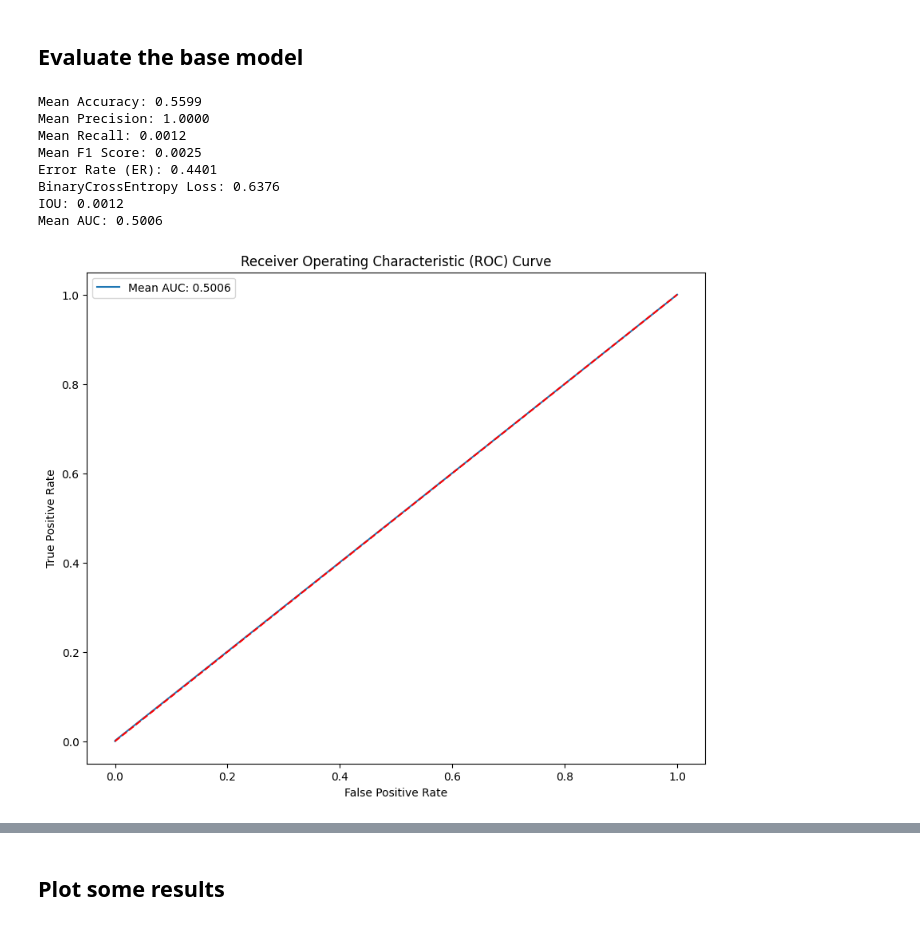
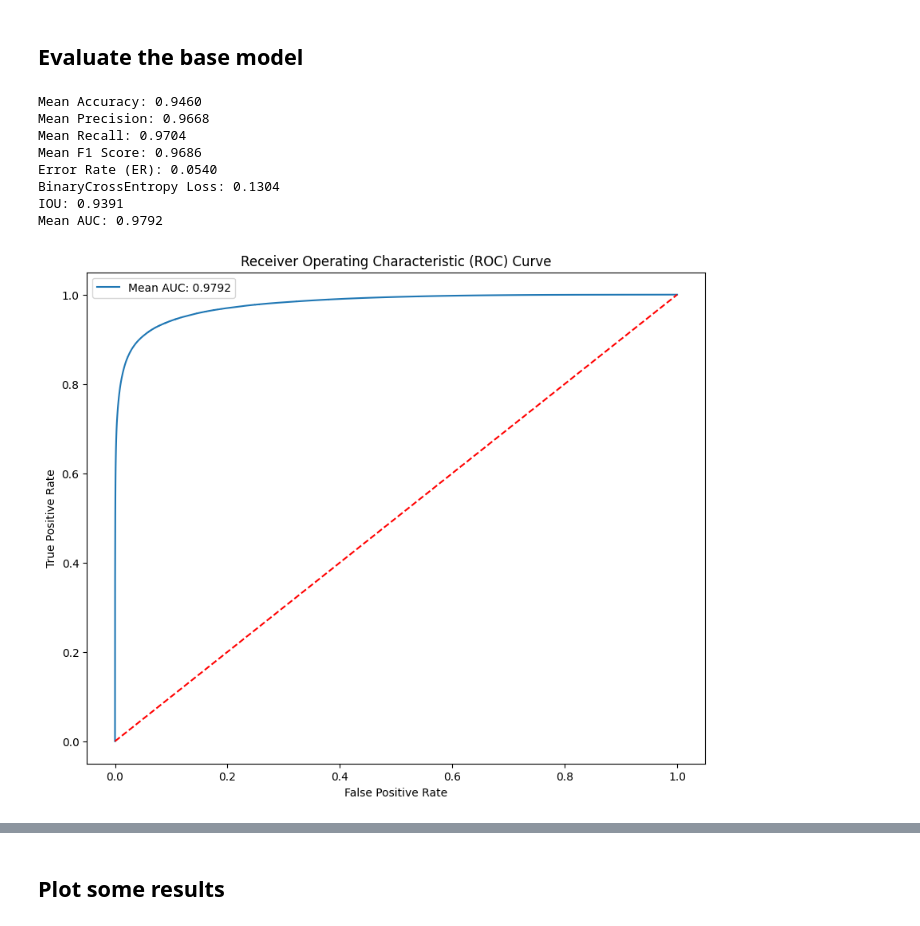
Before and after one commit to ASKabalan/-infrared-cloud-detection-, a Jupyter notebook: segmentation/CloudSegmentation_Jax.ipynb, the cells around one changed output, grey strips where cells are left out. Cells and saved outputs as stored; diff of their text form; code cells hidden in the pictures.

Commit message:
Correct ROC curves for LWIRISEG and save results as fits
Former-commit-id: 001e01c0d5528a1b705354ca5b91753852497693
Former-commit-id: c9f6ad3bff2003d78b5d923dc8159f8bf9a671b2

```diff
--- a/segmentation/CloudSegmentation_Jax.ipynb
+++ b/segmentation/CloudSegmentation_Jax.ipynb
@@ -308,10 +311,11 @@ def open_fits_with_mask(filename,DR = 2**14):
 **Shuffle the List:** To ensure randomness and avoid any inherent order bias, we shuffle our list of images.\
 **Parallel Processing:** Leveraging the joblib library, we employ parallel processing to efficiently load all our FITS files using multiple cores.
 # %%
-images_list = glob.glob('/gdrive/MyDrive/Colab/CIRRUS/CIRRUS_DS/public_datasets/HYTA/*.fits')
-#images_list = glob.glob('/gdrive/MyDrive/Colab/CIRRUS/CIRRUS_DS/Segmentation/DS1_MASKED_SUBSET/*.fits')
+#images_list = glob.glob('/gdrive/MyDrive/Colab/CIRRUS/CIRRUS_DS/public_datasets/SWIMSEG/*.fits')
+images_list = glob.glob('/gdrive/MyDrive/Colab/CIRRUS/CIRRUS_DS/Segmentation/DS2_MASKED_SUBSET/*.fits')
+images_list += glob.glob('/gdrive/MyDrive/Colab/CIRRUS/CIRRUS_DS/Segmentation/DS1_MASKED_SUBSET/*.fits')
 images_list = random.choices(images_list, k=len(images_list))
 
 with parallel_backend('threading', n_jobs=num_cores):
-    l_fits = Parallel(verbose=0)(delayed(open_fits_with_mask)(filename=r,DR = 1) for r in images_list)
+    l_fits = Parallel(verbose=0)(delayed(open_fits_with_mask)(filename=r) for r in images_list)
 l_fits = np.array(l_fits)
@@ -420,7 +422,7 @@ ds_gen = CloudImageDataGenerator(x_data=all_train,y_data=all_val,batch_size=32,a
 # %% [markdown]
 The following cell initializes the necessary variables and configurations for training a U-Net model. Random number generators are prepared, and the model's input shape, filter configurations, and training parameters like learning rate, number of epochs, and early stopping criteria are specified. A training state for the model is created using the `create_train_state` function. Additionally, the output path for saving the model and utility instances for tracking training metrics and time are
 # %%
-output_model_path = '/content/outputHYTA/HYTA_DS12_FromScratch'
+output_model_path = '/content/outputDS12'
 # %%
 # Initialize model
 rng = jax.random.PRNGKey(0)
@@ -441,6 +443,8 @@ counter = 0  # Keep track of how many epochs have passed since last best validat
 
 metrics = TrainingMetrics()
 timer = TrainingTimer()
+# %%
+num_epochs = 100
 # %% [markdown]
 The following cell outlines the main training loop for the model, iterating through each epoch and each batch of data in the training and validation datasets. In each epoch, the training metrics are reset, and the timer is started to keep track of the training time. The model parameters are updated in each training step using the `train_step` function, and training loss and accuracy are recorded. Similarly, validation loss and accuracy are computed using the `eval_step` function. Progress and average metrics are optionally printed to the console depending on the verbosity level.
 
@@ -521,13 +530,11 @@ def save_image(entry, output_prefix, counter):
     image, mask, pred = entry
 
     target_file = f"{output_model_path}/Results/{output_prefix}_{counter:04d}"
-    viz.save_image_pred(
+    util.save_image_pred(
         cloud_image=image,
         binary_mask=mask,
         y_pred=pred,
-        output_path=target_file,
-        figsize=(8,4),
-        predmask_cmap='jet'
+        output_path=target_file
     )
 
 def evaluate_and_save_images(data_gen, state, output_prefix,evaluate=False,images_to_save=0):
@@ -569,18 +576,18 @@ def evaluate_and_save_images(data_gen, state, output_prefix,evaluate=False,image
     return x_img ,y_test ,y_pred
 # %%
 # Evaluate the model on validation and training sets
-images, masks , pred = evaluate_and_save_images(ds_val_gen, state, "DS12Model_HYTA_FromScratchVal",True,200)
-images_t, masks_t , pred_t = evaluate_and_save_images(ds_train_gen, state, "DS12Model_HYTA_FromScratchTrain",False,100)
+images, masks , pred = evaluate_and_save_images(ds_val_gen, state, "DS12_val",True,100)
+images_t, masks_t , pred_t = evaluate_and_save_images(ds_train_gen, state, "DS12_train",False,100)
 # %% [output]
-Mean Accuracy: 0.5599
-Mean Precision: 1.0000
-Mean Recall: 0.0012
-Mean F1 Score: 0.0025
-Error Rate (ER): 0.4401
-BinaryCrossEntropy Loss: 0.6376
-IOU: 0.0012
-Mean AUC: 0.5006
+Mean Accuracy: 0.9460
+Mean Precision: 0.9668
+Mean Recall: 0.9704
+Mean F1 Score: 0.9686
+Error Rate (ER): 0.0540
+BinaryCrossEntropy Loss: 0.1304
+IOU: 0.9391
+Mean AUC: 0.9792
-[figure, old version]
+[figure, new version]
 # %%
 def save_metrics_to_csv(avg_train_loss, avg_val_loss, avg_train_accuracy, avg_val_accuracy, file_path='metrics.csv'):
     with open(file_path, mode='w', newline='') as file:
```
Also changed, not shown: parts of 17 cells of this notebook, 12 other files.
